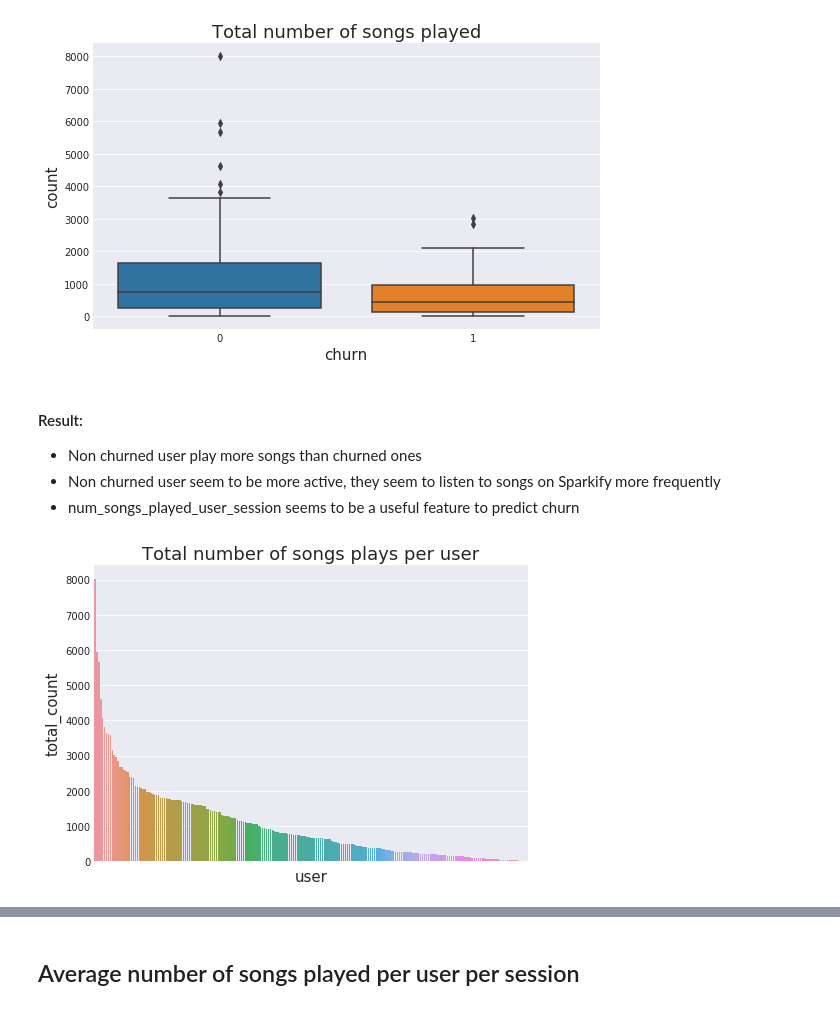
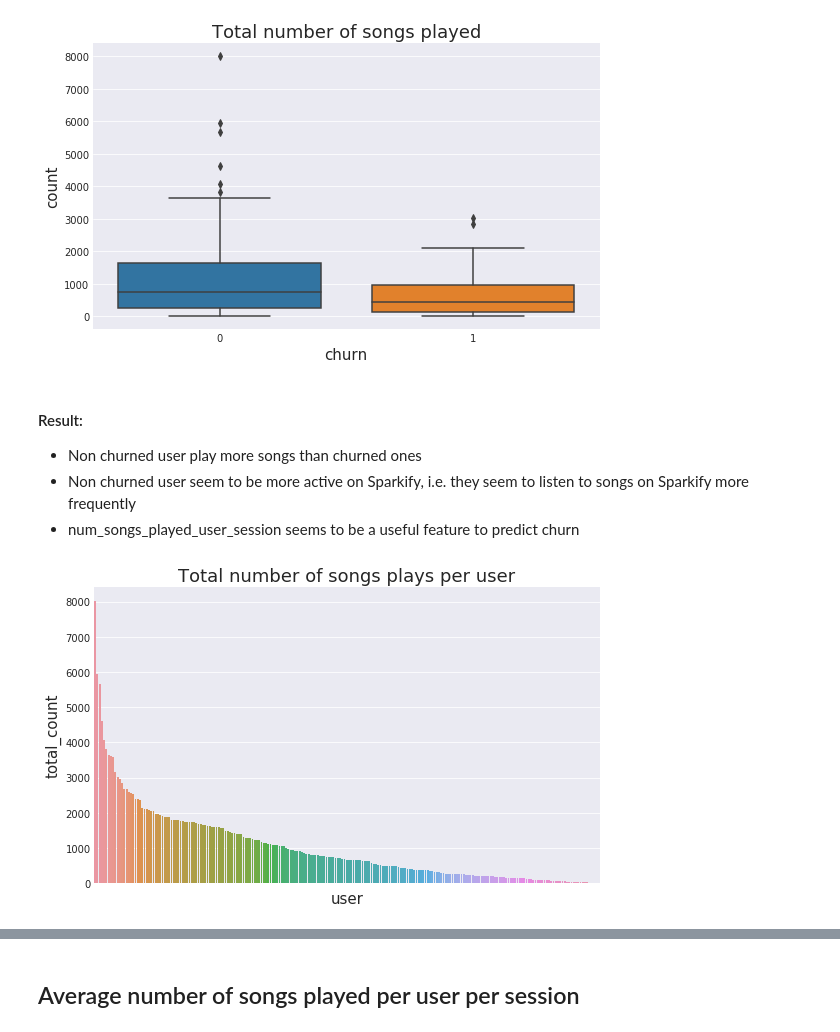
Before and after one commit to ddhartma/Sparkify-Project, a Jupyter notebook: Sparkify.ipynb, the cells around one changed output, grey strips where cells are left out. Drawn from its saved outputs; the diff is of its cells as text; code cells hidden in the pictures.

```diff
--- a/Sparkify.ipynb
+++ b/Sparkify.ipynb
@@ -768,3 +832,8 @@ df_clean.count()
 flag_churn_event = udf(lambda x: 1 if x == "Cancellation Confirmation" else 0, IntegerType())
 df_clean = df_clean.withColumn('churn_event', flag_churn_event('page'))
 df_clean = df_clean.withColumn('churn', max('churn_event').over(Window.partitionBy('userId')))
+# %%
+# The label dataframe for modeling
+churn = df_clean.select(['userId','churn']).dropDuplicates(['userId'])
+df_churn = churn.withColumn('churn', churn.churn.cast('int'))
+df_churn.show()
@@ -980,11 +1145,28 @@ plot_sns_bar(x='page',
 # %% [markdown]
 ## <a class="anchor" id="total_number_of_songs_played_by_user">Total number of songs played by user</a>
 # %%
-# mean Number of played songs per session
-num_songs_played_user_session = df_clean.select('userId', 'sessionId', 'churn').where(df_clean.page=='NextSong').groupby('userId','sessionId', 'churn').count().sort('userId')
-num_songs_played_user_session.show()
-total_num_songs_played_user = num_songs_played_user_session.select('userId', 'churn','count').groupby('userId', 'churn').sum('count').sort(desc('sum(count)'))
+def get_total_num_songs_played_user(df=df_clean):
+    """ Get total total number of songs played by each user
+
+        INPUTS:
+        ------------
+            df - (Spark dataframe) the cleaned Dataframe used for modeling
+
+        OUTPUTS:
+        ------------
+            total_num_songs_played_user_churn - (Spark dataframe) including churn and a total total number count of songs played by each user
+            total_num_songs_played_user - (Spark dataframe) including a total total number count of songs played by each user
+
+    """
+    # mean Number of played songs per session
+    num_songs_played_user_session = df.select('userId', 'sessionId', 'churn').where(df.page=='NextSong').groupby('userId','sessionId', 'churn').count().sort('userId')
+    #num_songs_played_user_session.show()
+    total_num_songs_played_user_churn = num_songs_played_user_session.select('userId', 'churn','count').groupby('userId', 'churn').sum('count').sort(desc('sum(count)')).withColumnRenamed('sum(count)', 'total_num_songs_played')
+    total_num_songs_played_user = total_num_songs_played_user_churn.drop('churn')
+
+    return total_num_songs_played_user_churn, total_num_songs_played_user
+
+total_num_songs_played_user_churn, total_num_songs_played_user = get_total_num_songs_played_user()
 total_num_songs_played_user.show()
-
 printmd('#### Number of events: '+ str(total_num_songs_played_user.count()))
 # %% [output]
@@ -1030,23 +1211,23 @@ plot_sns_box(x='churn',
 # %% [markdown]
 #### Result:
 - Non churned user play more songs than churned ones
-- Non churned user seem to be more active, they seem to listen to songs on Sparkify more frequently
+- Non churned user seem to be more active on Sparkify, i.e. they seem to listen to songs on Sparkify more frequently
 - num_songs_played_user_session seems to be a useful feature to predict churn
 # %%
 total_num_songs_played_user_pd = total_num_songs_played_user.toPandas()
 #display(total_num_songs_played_user_pd)
 plot_sns_bar(x='userId',
-             y='sum(count)',
+             y='total_num_songs_played',
              data=total_num_songs_played_user_pd,
              title='Total number of songs plays per user',
              xlabel='user',
              ylabel='total_count',
              save=True,
              hide_xtick=True,
              order=True,
-             sort_by='sum(count)',
+             sort_by='total_num_songs_played',
              ascending=False)
 # %% [output]
-[figure, old version]
+[figure, new version]
 # %%
 plot_sns_distplot(data=total_num_songs_played_user_pd,
```
Also changed, not shown: parts of 105 cells of this notebook.
